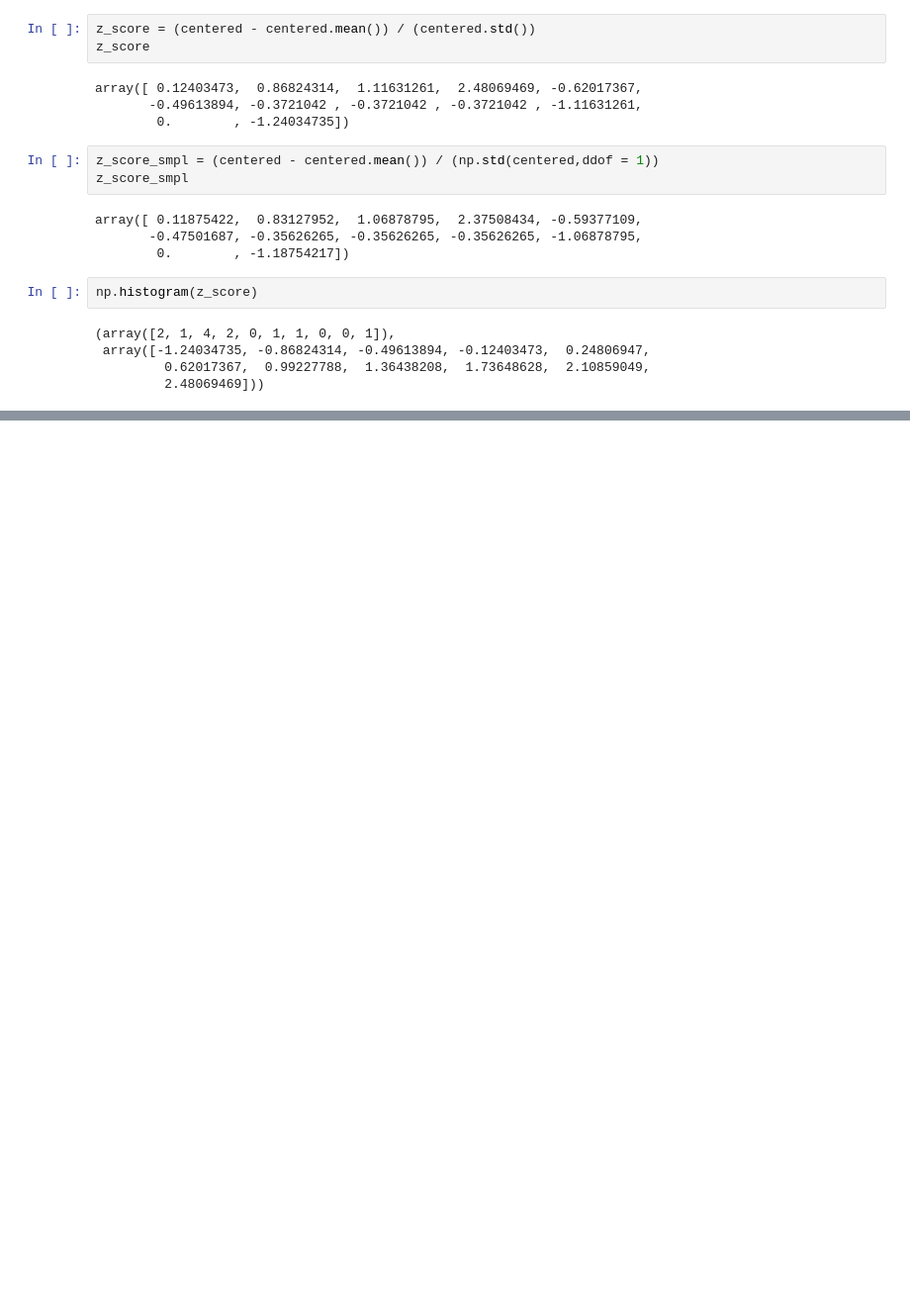
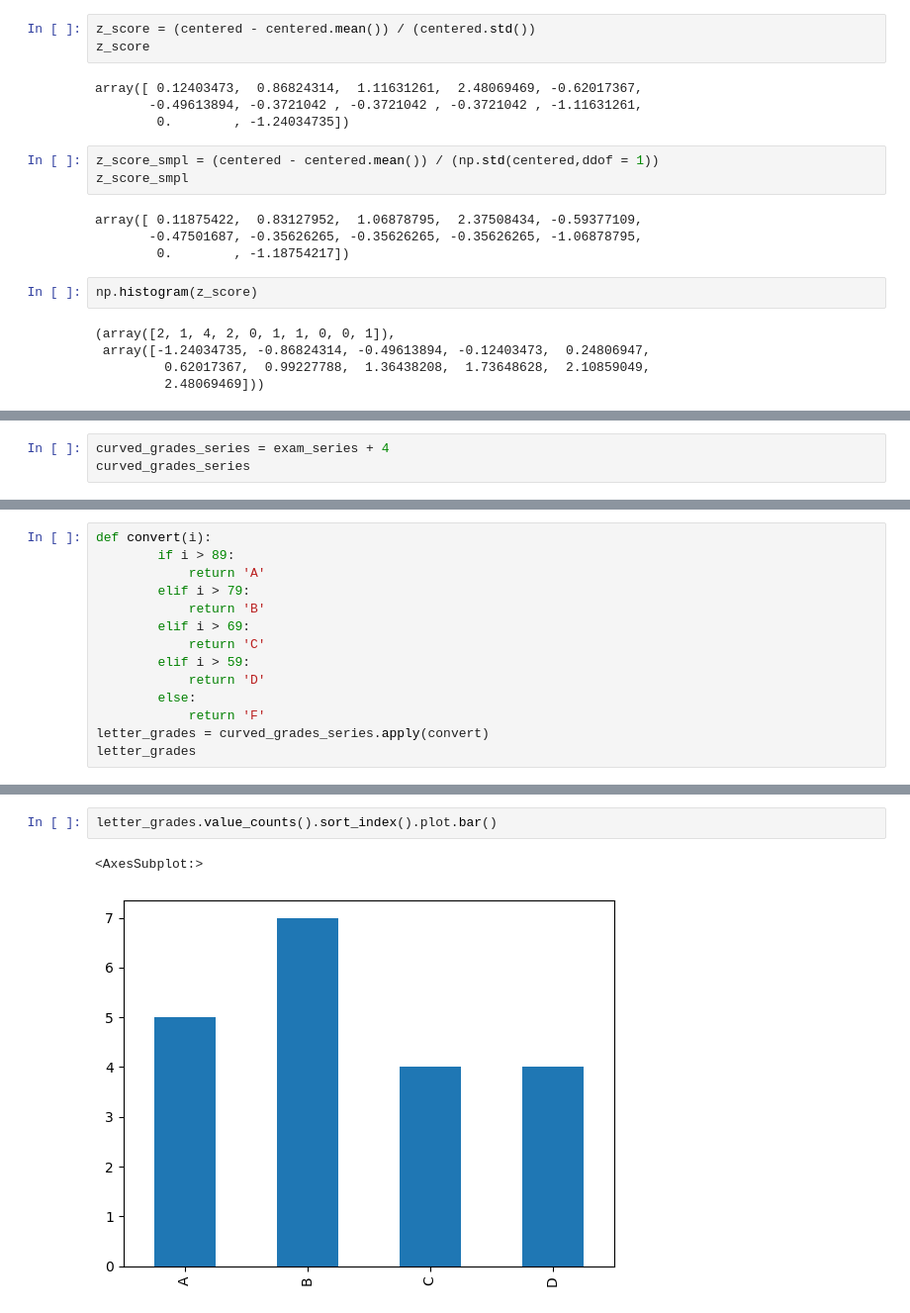
Before and after one commit to RichardAlcabes22/my_notes, a Jupyter notebook: python_review_18_Feb copy.ipynb, the cells around one changed output, grey strips where cells are left out. Shown at 99% size. Drawn from its saved outputs; the diff is of its cells as text; blank space fills up the shorter version.

```diff
--- a/python_review_18_Feb copy.ipynb
+++ b/python_review_18_Feb copy.ipynb
@@ -721,0 +1382,3 @@ NameError: name 'Text' is not defined
+# %%
+curved_grades_series = exam_series + 4
+curved_grades_series
@@ -721,0 +1403,14 @@ NameError: name 'Text' is not defined
+# %%
+def convert(i):
+        if i > 89:
+            return 'A'
+        elif i > 79:
+            return 'B'
+        elif i > 69:
+            return 'C'
+        elif i > 59:
+            return 'D'
+        else:
+            return 'F'
+letter_grades = curved_grades_series.apply(convert)
+letter_grades
@@ -721,0 +1435,5 @@ NameError: name 'Text' is not defined
+# %%
+letter_grades.value_counts().sort_index().plot.bar()
+# %% [output]
+<AxesSubplot:>
+[figure, added]
```
Also changed, not shown: parts of 89 cells of this notebook.
